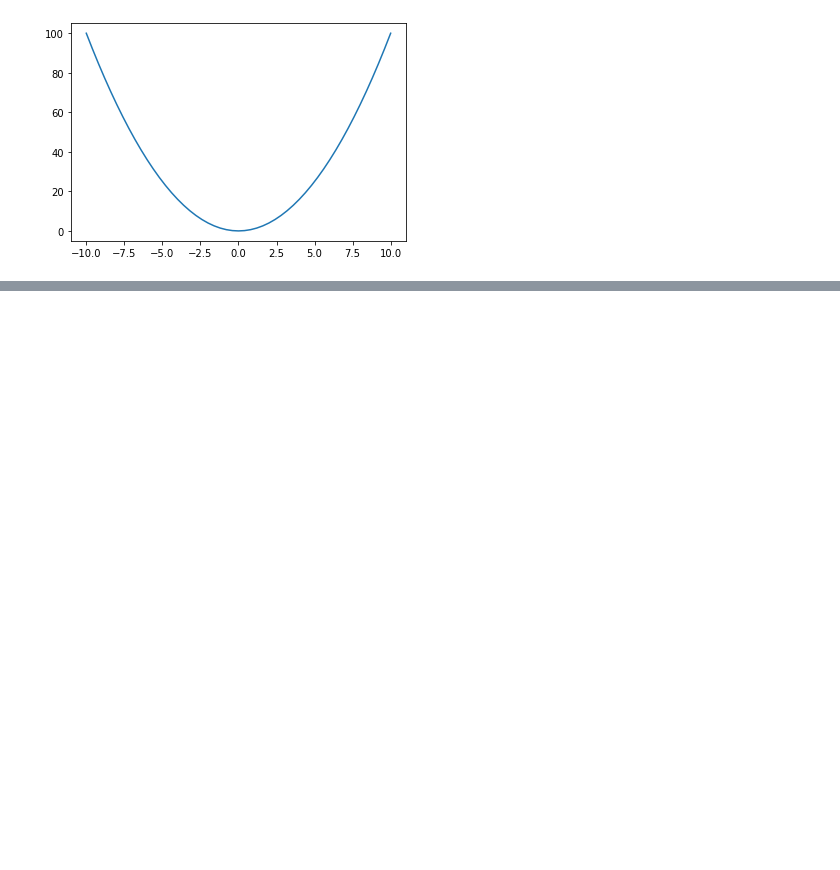
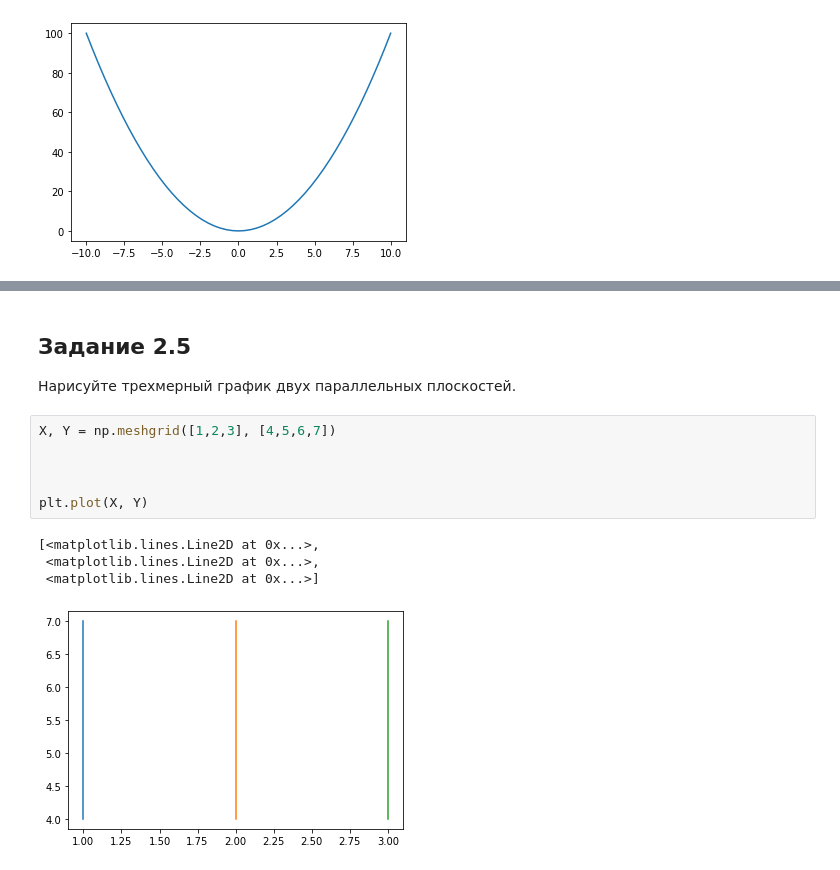
Before and after one commit to burdyugova/algebra, a Jupyter notebook: Lesson_3/lines and planes.ipynb, the cells around one changed output, grey strips where cells are left out. Saved outputs shown, nothing was run; the diff lists cells and outputs as text; blank space fills up the shorter version.

```diff
--- a/Lesson_3/lines and planes.ipynb
+++ b/Lesson_3/lines and planes.ipynb
@@ -46,0 +49,14 @@ NameError: name 'turtle' is not defined
+# %% [markdown]
+## Задание 2.5
+Нарисуйте трехмерный график двух параллельных плоскостей.
+# %%
+X, Y = np.meshgrid([1,2,3], [4,5,6,7])
+
+
+
+plt.plot(X, Y)
+# %% [output]
+[<matplotlib.lines.Line2D at 0x...>,
+ <matplotlib.lines.Line2D at 0x...>,
+ <matplotlib.lines.Line2D at 0x...>]
+[figure, added]
```
Also changed, not shown: parts of 3 cells of this notebook.
